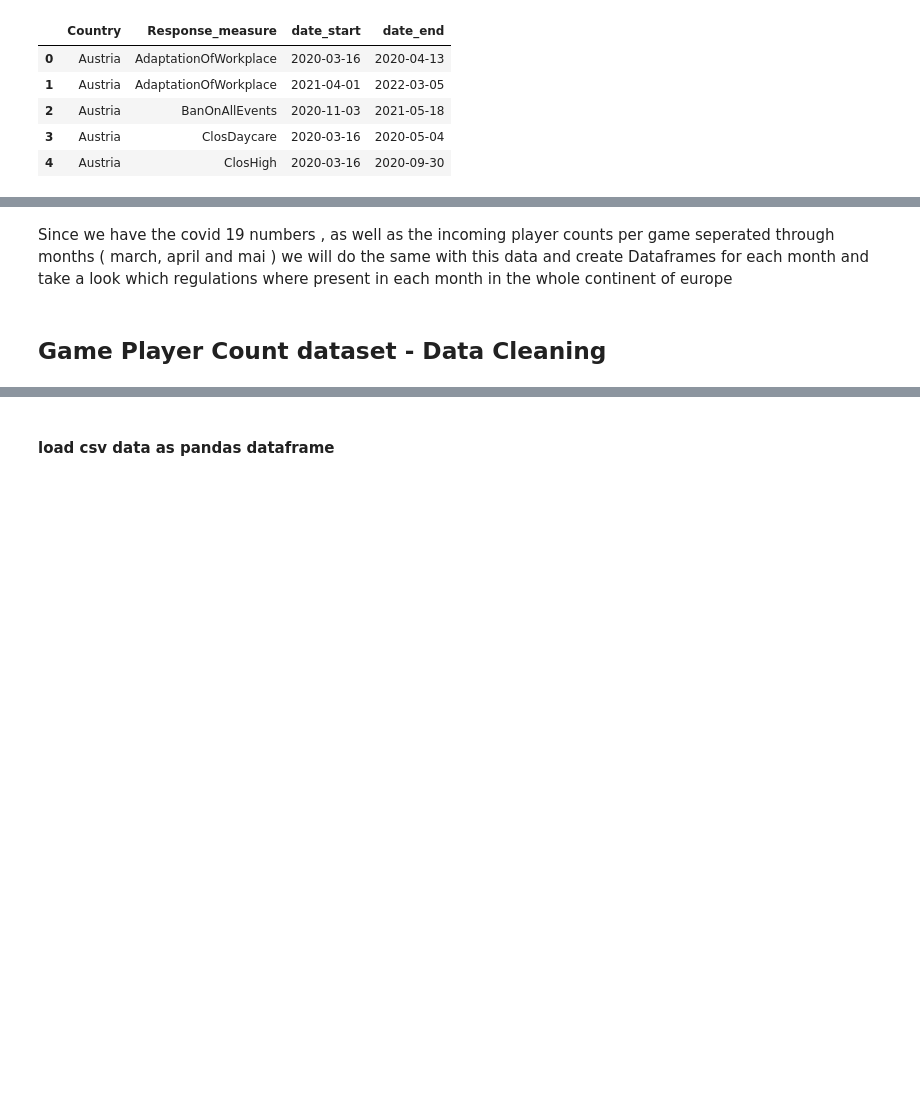
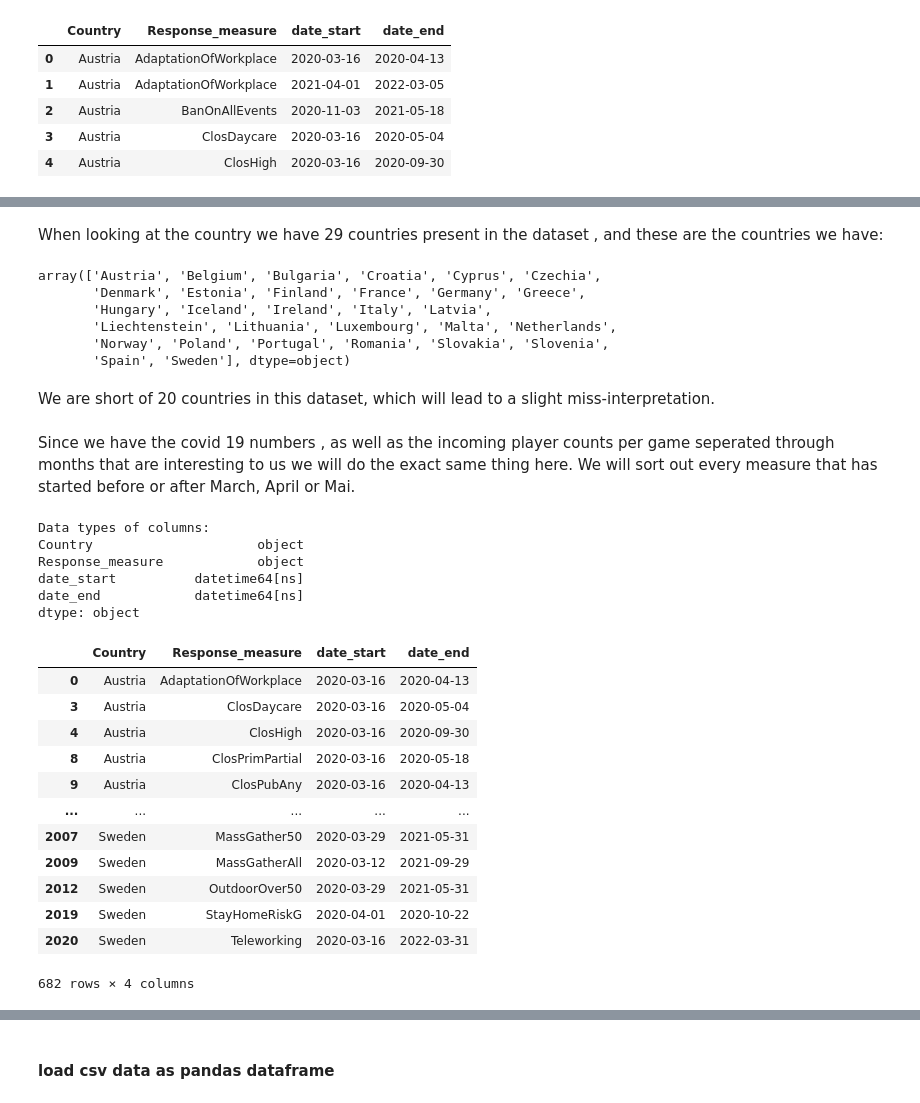
Before and after one commit to kiubb02/BigData_LoL, a Jupyter notebook: main.ipynb, the cells around one changed output, grey strips where cells are left out. Drawn from its saved outputs; the diff is of its cells as text; code cells hidden in the pictures; blank space fills up the shorter version.

Commit message:
regulations in europe description plot and analysis

```diff
--- a/main.ipynb
+++ b/main.ipynb
@@ -312,4 +408,48 @@ regulations_df.head()
+# %% [markdown]
+When looking at the country we have 29 countries present in the dataset , and these are the countries we have:
+# %%
+regulations_df.Country.unique()
+# %% [output]
+array(['Austria', 'Belgium', 'Bulgaria', 'Croatia', 'Cyprus', 'Czechia',
+       'Denmark', 'Estonia', 'Finland', 'France', 'Germany', 'Greece',
+       'Hungary', 'Iceland', 'Ireland', 'Italy', 'Latvia',
+       'Liechtenstein', 'Lithuania', 'Luxembourg', 'Malta', 'Netherlands',
+       'Norway', 'Poland', 'Portugal', 'Romania', 'Slovakia', 'Slovenia',
+       'Spain', 'Sweden'], dtype=object)
+# %% [markdown]
+We are short of 20 countries in this dataset, which will lead to a slight miss-interpretation.
 # %% [markdown]
-Since we have the covid 19 numbers , as well as the incoming player counts per game seperated through months ( march, april and mai ) we will do the same with this data and create Dataframes for each month and take a look which regulations where present in each month in the whole continent of europe
+Since we have the covid 19 numbers , as well as the incoming player counts per game seperated through months that are interesting to us we will do the exact same thing here. We will sort out every measure that has started before or after March, April or Mai.
-# %% [markdown]
-## Game Player Count dataset - Data Cleaning
+# %%
+# create the dataframes out of the csv based on the months in the date , since we only use 2020 data everything that was started in 2021 or any other year will be deleted
+regulations_df['date_start']= pd.to_datetime(regulations_df['date_start'])
+regulations_df['date_end']= pd.to_datetime(regulations_df['date_end'])
+
+# check for correct types
+print("Data types of columns: ")
+print(regulations_df.dtypes)
+
+# now let's delete all that did not start in 2020 between march and mai
+# regulations_df = regulations_df[~(regulations_df['date_end'] < '2020-02-29')]
+regulations_df = regulations_df[~(regulations_df['date_start'] > '2020-05-31')]
+regulations_df
+# %% [output]
+Data types of columns:
+Country                     object
+Response_measure            object
+date_start          datetime64[ns]
+date_end            datetime64[ns]
+dtype: object
+|  | Country | Response_measure | date_start | date_end |
+| 0 | Austria | AdaptationOfWorkplace | 2020-03-16 | 2020-04-13 |
+| 3 | Austria | ClosDaycare | 2020-03-16 | 2020-05-04 |
+| 4 | Austria | ClosHigh | 2020-03-16 | 2020-09-30 |
+| 8 | Austria | ClosPrimPartial | 2020-03-16 | 2020-05-18 |
+| 9 | Austria | ClosPubAny | 2020-03-16 | 2020-04-13 |
+| ... | ... | ... | ... | ... |
+| 2007 | Sweden | MassGather50 | 2020-03-29 | 2021-05-31 |
+| 2009 | Sweden | MassGatherAll | 2020-03-12 | 2021-09-29 |
+| 2012 | Sweden | OutdoorOver50 | 2020-03-29 | 2021-05-31 |
+| 2019 | Sweden | StayHomeRiskG | 2020-04-01 | 2020-10-22 |
+| 2020 | Sweden | Teleworking | 2020-03-16 | 2022-03-31 |
+682 rows × 4 columns
```
Also changed, not shown: parts of 27 cells of this notebook.
